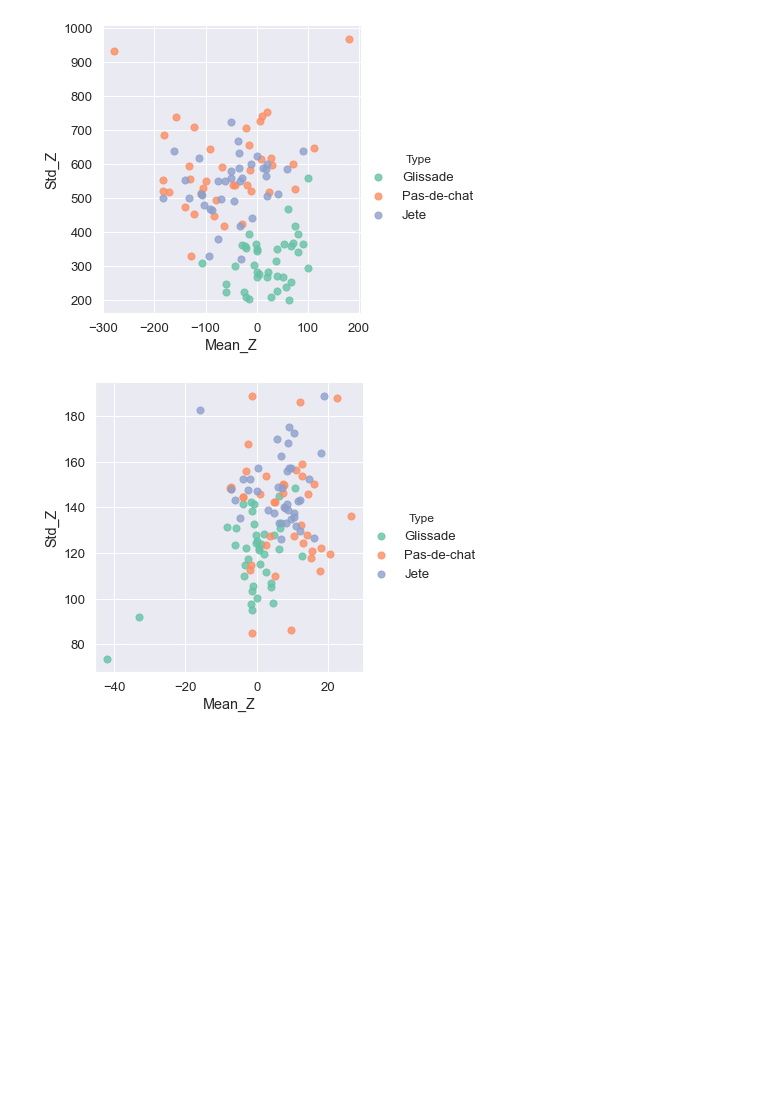
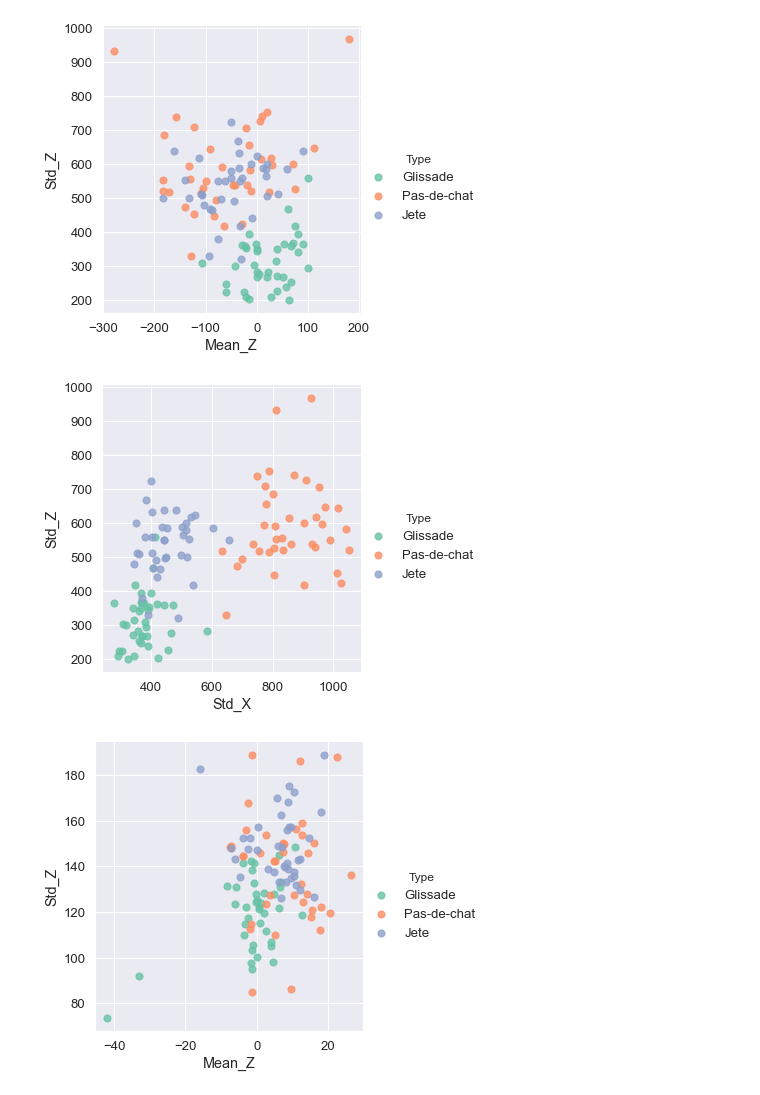
Before and after one commit to alb4876/ballet-jumps, a Jupyter notebook: Ballet.ipynb, the cells around one changed output. Drawn from its saved outputs; the diff is of its cells as text; code cells hidden in the pictures; blank space fills up the shorter version.

```diff
--- a/Ballet.ipynb
+++ b/Ballet.ipynb
@@ -460,6 +464,23 @@ sns.lmplot('Mean_Z', 'Std_Z',
            scatter_kws={"s": 50});
 # %% [output]
 [figure]
+# %%
+# Quick look at the plot for Accel data -- after running ExtraTreesClassifier  (Std_X and Std_Z are most significant)
+# MODEL 2
+
+from sklearn import svm
+import seaborn as sns; sns.set(font_scale=1.2)
+
+data = pd.read_csv('Allfeatures.csv')
+
+sns.lmplot('Std_X', 'Std_Z',
+           data=data,
+           hue='Type',
+           palette='Set2',
+           fit_reg=False,
+           scatter_kws={"s": 50});
+# %% [output]
+[figure, added]
 # %%
 # Quick look at the plot for Gyro data
 from sklearn import svm
```
Also changed, not shown: parts of 76 cells of this notebook.
